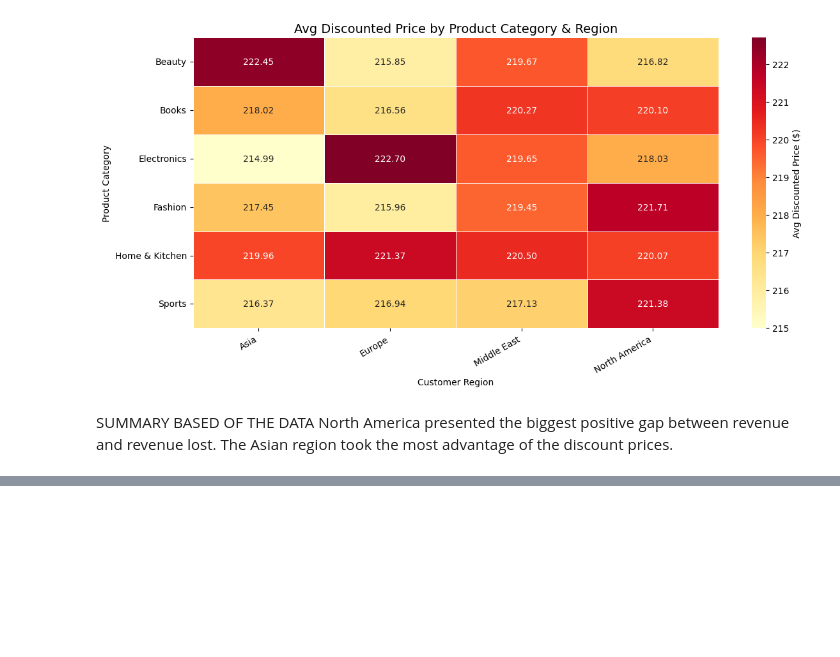
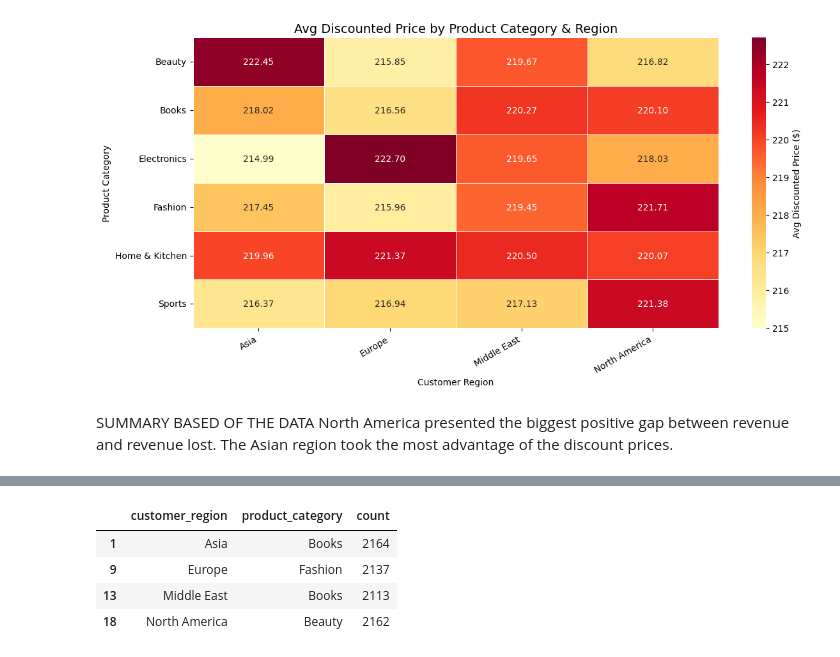
Before and after one commit to SirT17/Amazon_Sales, a Jupyter notebook: Amazon_Sales/AmazonSales_Analysis.ipynb, the cells around one changed output, grey strips where cells are left out. Saved outputs shown, nothing was run; the diff lists cells and outputs as text; code cells hidden in the pictures; blank space fills up the shorter version.

```diff
--- a/Amazon_Sales/AmazonSales_Analysis.ipynb
+++ b/Amazon_Sales/AmazonSales_Analysis.ipynb
@@ -273,0 +309,9 @@ North America presented the biggest positive gap between revenue and revenue los
+# %%
+top_products = product_region.loc[product_region.groupby('customer_region')['count'].idxmax()]
+top_products
+# %% [output]
+|  | customer_region | product_category | count |
+| 1 | Asia | Books | 2164 |
+| 9 | Europe | Fashion | 2137 |
+| 13 | Middle East | Books | 2113 |
+| 18 | North America | Beauty | 2162 |
```
Also changed, not shown: parts of 3 cells of this notebook.
